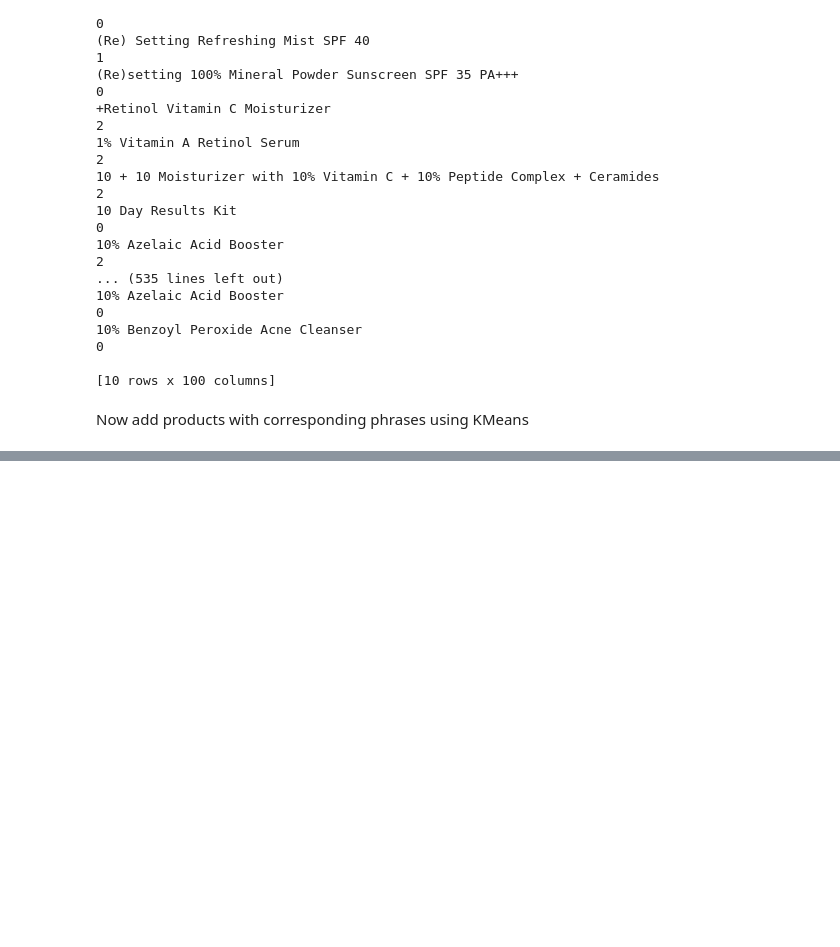
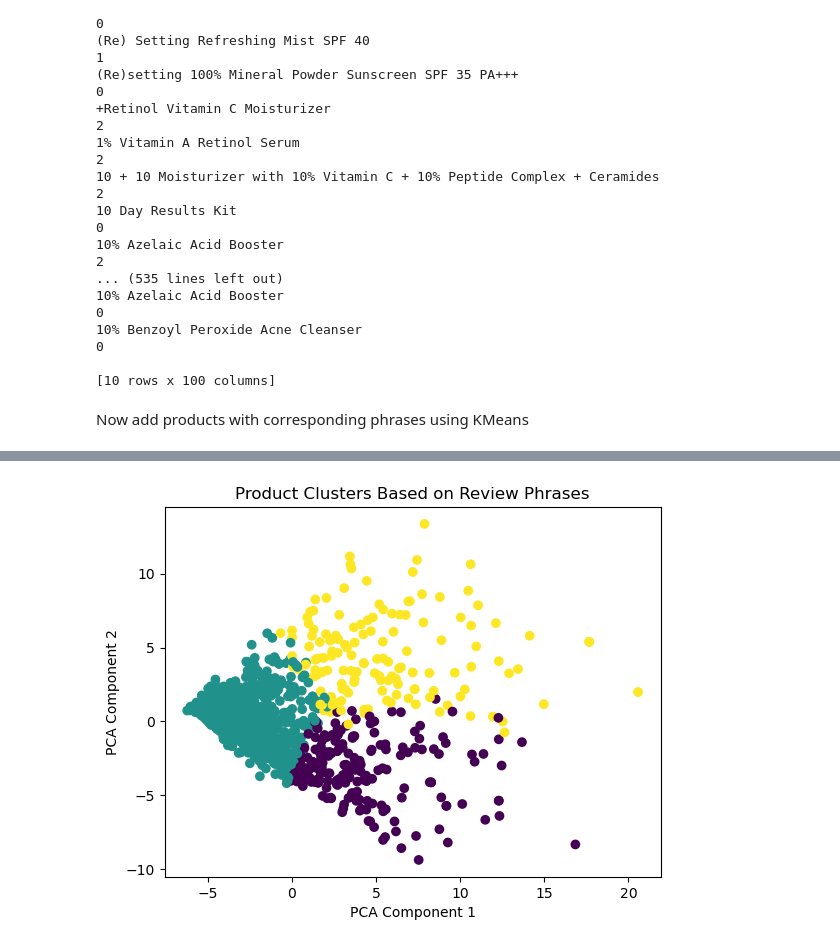
Before and after one commit to renaqd/team1-ADS505, a Jupyter notebook: 505FinalProj.ipynb, the cells around one changed output, grey strips where cells are left out. Drawn from its saved outputs; the diff is of its cells as text; code cells hidden in the pictures; blank space fills up the shorter version.

Commit message:
add kmeans clustering

```diff
--- a/505FinalProj.ipynb
+++ b/505FinalProj.ipynb
@@ -497,3 +497,18 @@ product_name
 [10 rows x 100 columns]
 # %% [markdown]
 Now add products with corresponding phrases using KMeans
+# %%
+from sklearn.preprocessing import StandardScaler
+from sklearn.cluster import KMeans
+
+scaler = StandardScaler()
+scaled_product_phrases = scaler.fit_transform(product_phrases)
+
+kmeans = KMeans(n_clusters=3, random_state=42)
+product_clusters = kmeans.fit_predict(scaled_product_phrases)
+
+product_phrases['cluster'] = product_clusters
+
+print(product_phrases[['cluster']])
+
+product_phrases[['cluster']].to_csv('product_clusters.csv', index=True)
@@ -499,0 +531,16 @@ Now add products with corresponding phrases using KMeans
+# %%
+from sklearn.decomposition import PCA
+import matplotlib.pyplot as plt
+
+# Reduce the dimensions using PCA
+pca = PCA(n_components=2)
+reduced_data = pca.fit_transform(scaled_product_phrases)
+
+# Plot the clusters
+plt.scatter(reduced_data[:, 0], reduced_data[:, 1], c=product_clusters, cmap='viridis')
+plt.title('Product Clusters Based on Review Phrases')
+plt.xlabel('PCA Component 1')
+plt.ylabel('PCA Component 2')
+plt.show()
+# %% [output]
+[figure, added]
```
Also changed, not shown: parts of 1 cell of this notebook.
